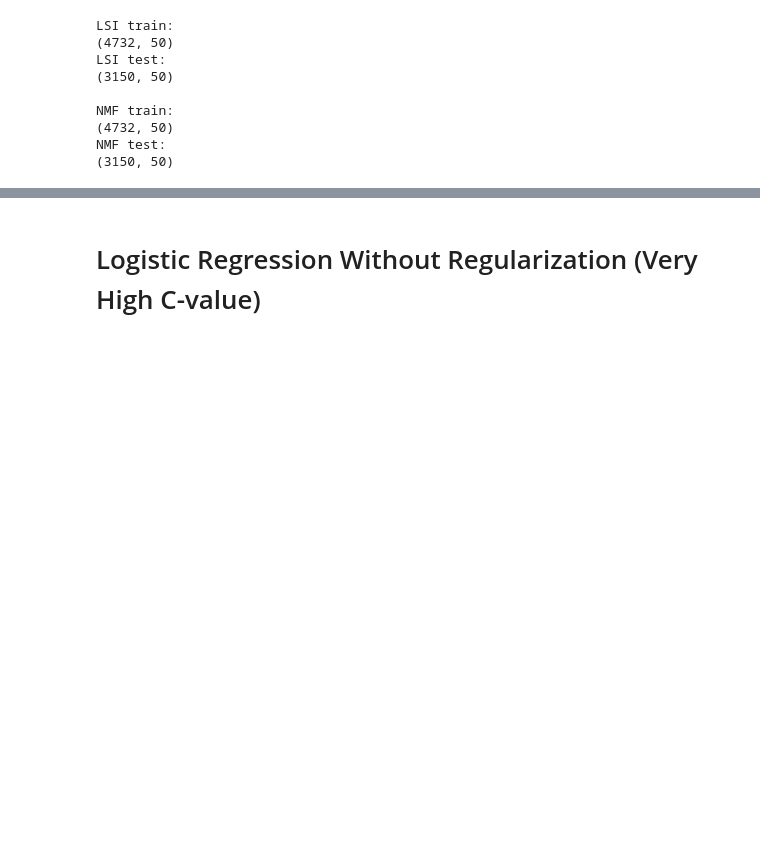
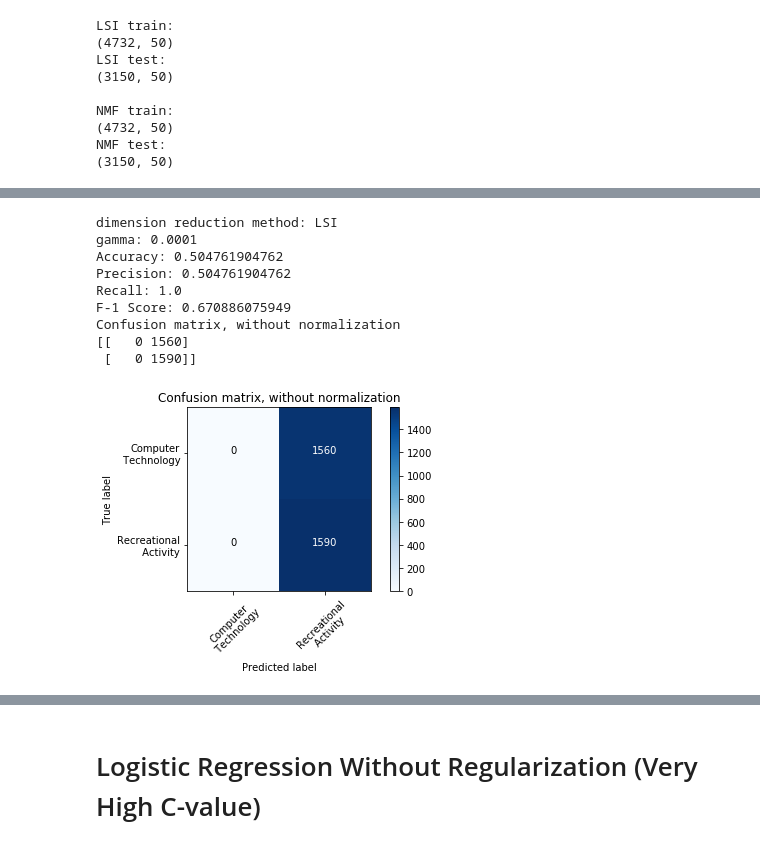
Before and after one commit to nsnguyen/ECE-219, a Jupyter notebook: project1/Project_1.ipynb, the cells around one changed output, grey strips where cells are left out. Drawn from its saved outputs; the diff is of its cells as text; code cells hidden in the pictures; blank space fills up the shorter version.

```diff
--- a/project1/Project_1.ipynb
+++ b/project1/Project_1.ipynb
@@ -459,0 +420,16 @@ Confusion matrix, without normalization
+# %%
+print('dimension reduction method: LSI')
+fpr,tpr = predict_calculate_svc(lsi_train, lsi_test, binary_train_target, binary_test_target,gamma=0.0001)
+fprs.append(fpr)
+tprs.append(tpr)
+# %% [output]
+dimension reduction method: LSI
+gamma: 0.0001
+Accuracy: 0.504761904762
+Precision: 0.504761904762
+Recall: 1.0
+F-1 Score: 0.670886075949
+Confusion matrix, without normalization
+[[   0 1560]
+ [   0 1590]]
+[figure, added]
```
Also changed, not shown: parts of 27 cells of this notebook.
